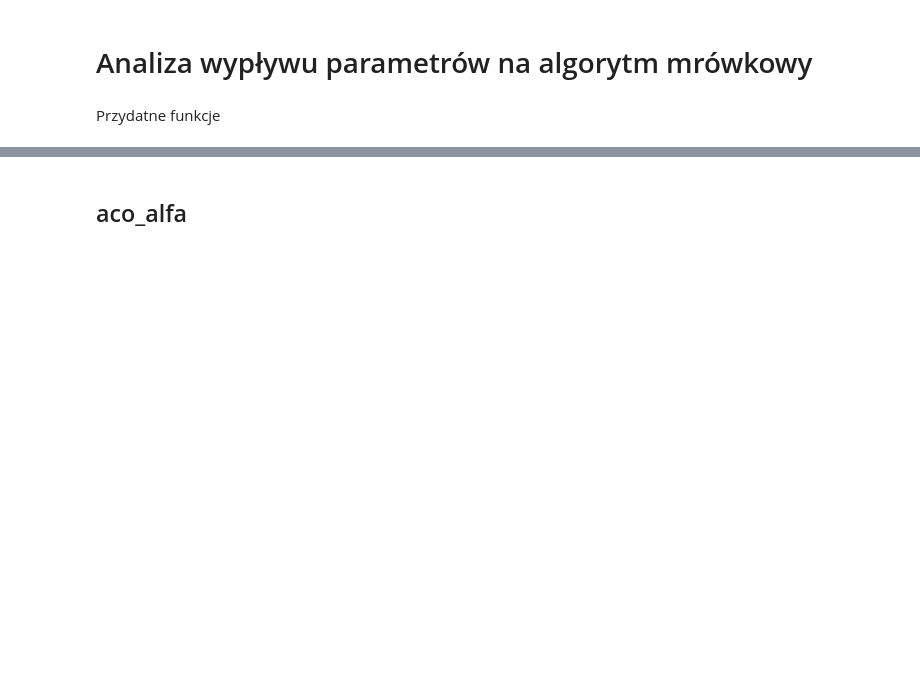
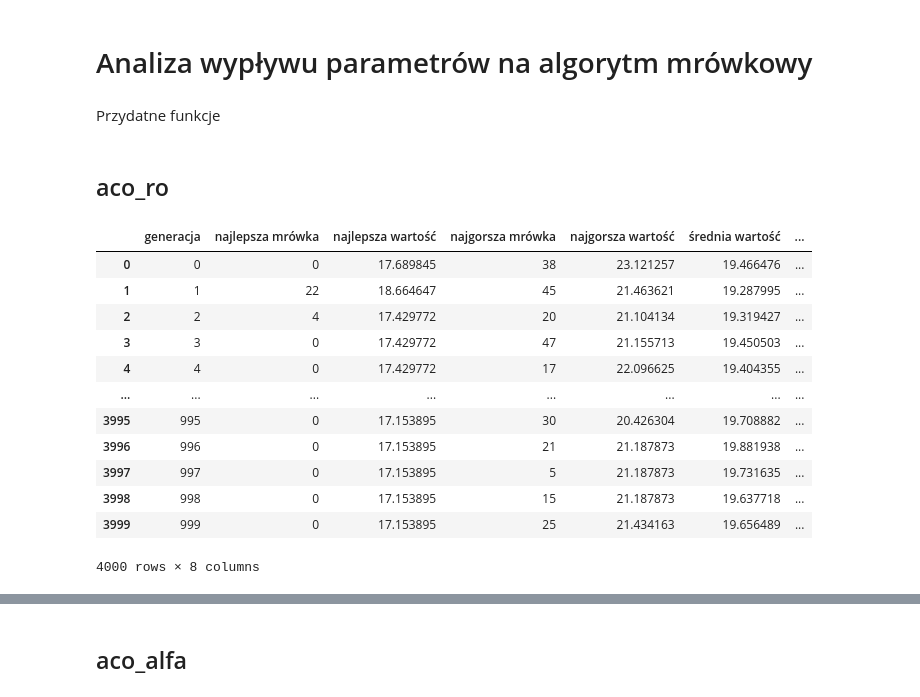
Before and after one commit to christopher-dabrowski/POSI-C4, a Jupyter notebook: Analiza danych.ipynb, the cells around one changed output, grey strips where cells are left out. Cells and saved outputs as stored; diff of their text form; code cells hidden in the pictures; blank space fills up the shorter version.

```diff
--- a/Analiza danych.ipynb
+++ b/Analiza danych.ipynb
@@ -80,3 +80,22 @@ def plot_single_parameters(df, name) -> go.Figure:
         ]
     )
     return fig
+# %% [markdown]
+## aco_ro
+# %%
+df_aco_ro = load_parameter_messurements('wyniki/aco_ro')
+df_aco_ro
+# %% [output]
+|  | generacja | najlepsza mrówka | najlepsza wartość | najgorsza mrówka | najgorsza wartość | średnia wartość | ... |
+| 0 | 0 | 0 | 17.689845 | 38 | 23.121257 | 19.466476 | ... |
+| 1 | 1 | 22 | 18.664647 | 45 | 21.463621 | 19.287995 | ... |
+| 2 | 2 | 4 | 17.429772 | 20 | 21.104134 | 19.319427 | ... |
+| 3 | 3 | 0 | 17.429772 | 47 | 21.155713 | 19.450503 | ... |
+| 4 | 4 | 0 | 17.429772 | 17 | 22.096625 | 19.404355 | ... |
+| ... | ... | ... | ... | ... | ... | ... | ... |
+| 3995 | 995 | 0 | 17.153895 | 30 | 20.426304 | 19.708882 | ... |
+| 3996 | 996 | 0 | 17.153895 | 21 | 21.187873 | 19.881938 | ... |
+| 3997 | 997 | 0 | 17.153895 | 5 | 21.187873 | 19.731635 | ... |
+| 3998 | 998 | 0 | 17.153895 | 15 | 21.187873 | 19.637718 | ... |
+| 3999 | 999 | 0 | 17.153895 | 25 | 21.434163 | 19.656489 | ... |
+4000 rows × 8 columns
```
Also changed, not shown: parts of 15 cells of this notebook, 1 other file.
